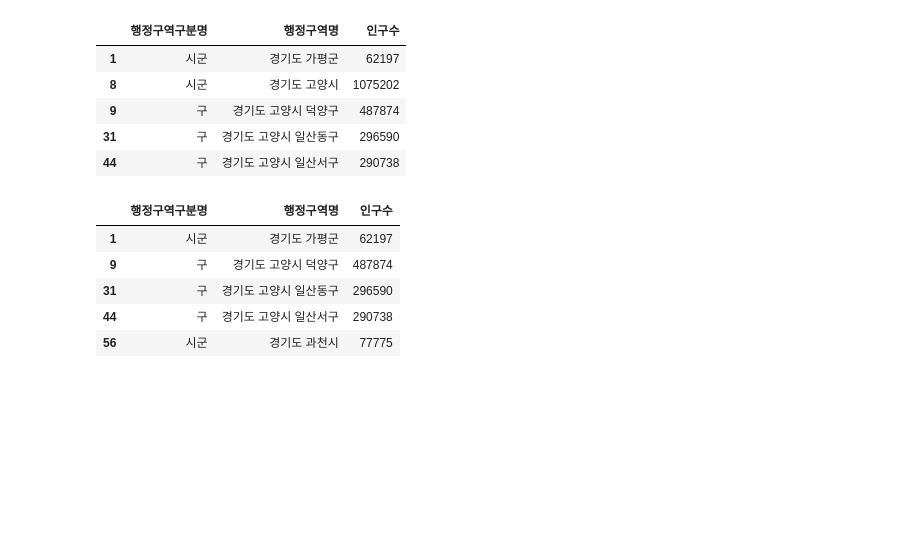
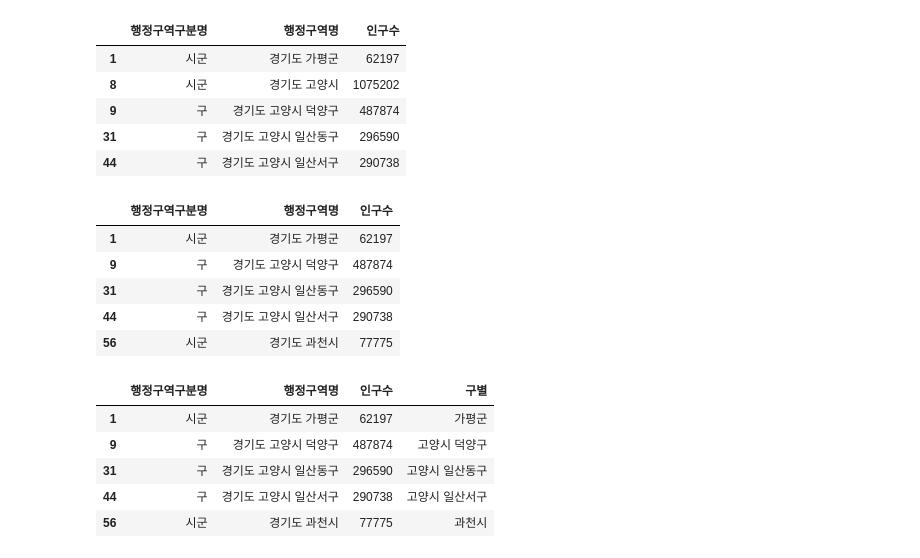
Before and after one commit to Mayhem-XD/DataAnalysis, a Jupyter notebook: 99.과제/02.경기도 공원.ipynb, the cells around one changed output. Saved outputs shown, nothing was run; the diff lists cells and outputs as text; code cells hidden in the pictures; blank space fills up the shorter version.

```diff
--- a/99.과제/02.경기도 공원.ipynb
+++ b/99.과제/02.경기도 공원.ipynb
@@ -261,3 +260,13 @@ df2.head()
 | 56 | 시군 | 경기도 과천시 | 77775 |
 # %%
 df2.drop([96],inplace=True)
+# %%
+df2['구별'] = df2['행정구역명'].str.split().str[1:].str.join(' ')
+df2.head()
+# %% [output]
+|  | 행정구역구분명 | 행정구역명 | 인구수 | 구별 |
+| 1 | 시군 | 경기도 가평군 | 62197 | 가평군 |
+| 9 | 구 | 경기도 고양시 덕양구 | 487874 | 고양시 덕양구 |
+| 31 | 구 | 경기도 고양시 일산동구 | 296590 | 고양시 일산동구 |
+| 44 | 구 | 경기도 고양시 일산서구 | 290738 | 고양시 일산서구 |
+| 56 | 시군 | 경기도 과천시 | 77775 | 과천시 |
```
Also changed, not shown: parts of 8 cells of this notebook, 2 other files.
